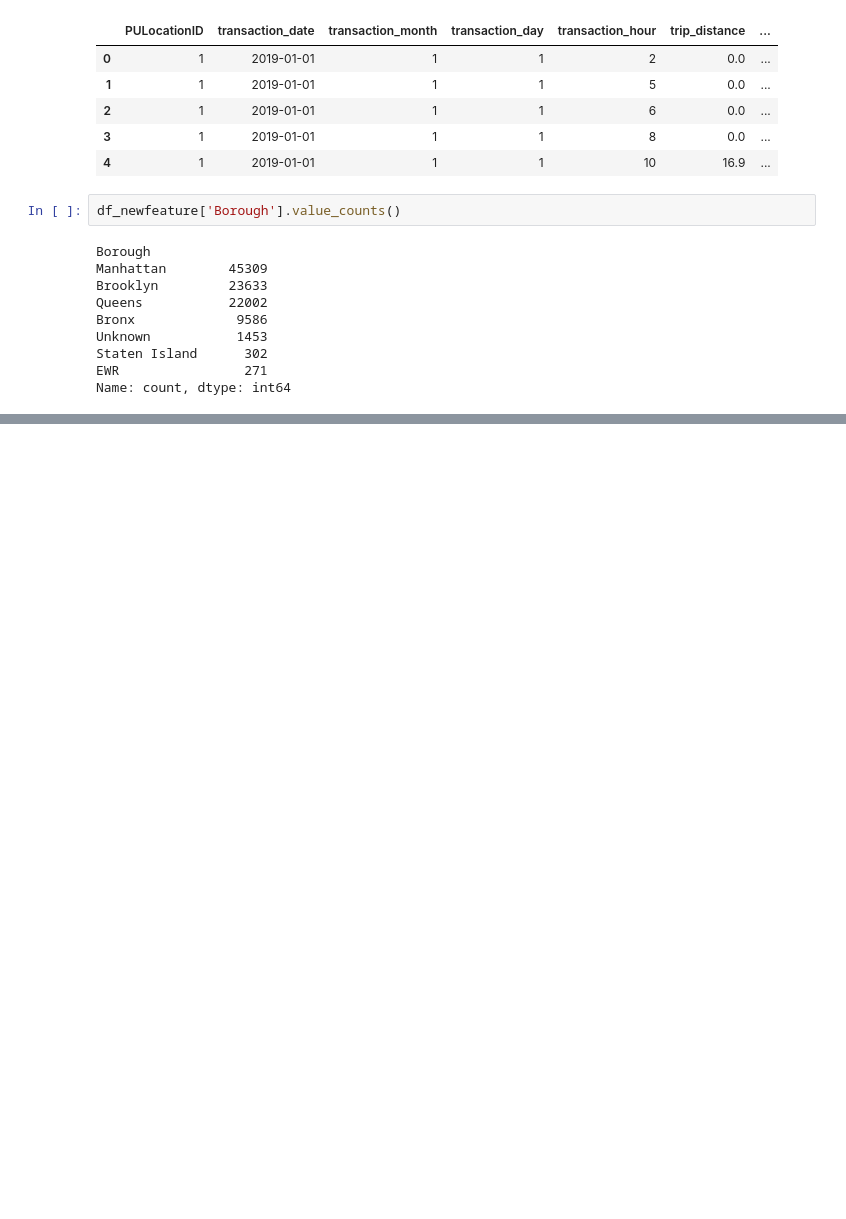
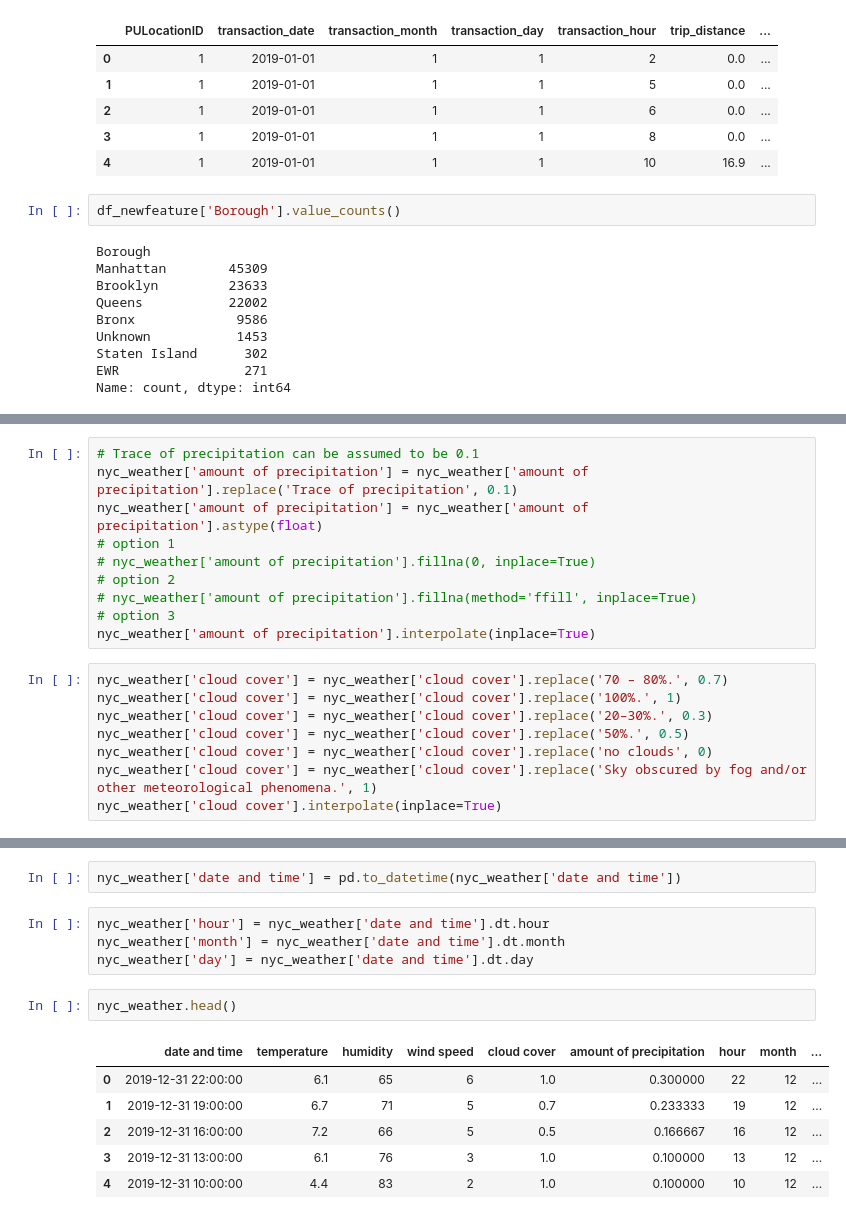
Before and after one commit to jamesaje/New-York-Taxi-Analysis, a Jupyter notebook: project_notebook.ipynb, the cells around one changed output, grey strips where cells are left out. Cells and saved outputs as stored; diff of their text form; blank space fills up the shorter version.

```diff
--- a/project_notebook.ipynb
+++ b/project_notebook.ipynb
@@ -575,0 +638,18 @@ Name: count, dtype: int64
+# %%
+# Trace of precipitation can be assumed to be 0.1
+nyc_weather['amount of precipitation'] = nyc_weather['amount of precipitation'].replace('Trace of precipitation', 0.1)
+nyc_weather['amount of precipitation'] = nyc_weather['amount of precipitation'].astype(float)
+# option 1
+# nyc_weather['amount of precipitation'].fillna(0, inplace=True)
+# option 2
+# nyc_weather['amount of precipitation'].fillna(method='ffill', inplace=True)
+# option 3
+nyc_weather['amount of precipitation'].interpolate(inplace=True)
+# %%
+nyc_weather['cloud cover'] = nyc_weather['cloud cover'].replace('70 – 80%.', 0.7)
+nyc_weather['cloud cover'] = nyc_weather['cloud cover'].replace('100%.', 1)
+nyc_weather['cloud cover'] = nyc_weather['cloud cover'].replace('20–30%.', 0.3)
+nyc_weather['cloud cover'] = nyc_weather['cloud cover'].replace('50%.', 0.5)
+nyc_weather['cloud cover'] = nyc_weather['cloud cover'].replace('no clouds', 0)
+nyc_weather['cloud cover'] = nyc_weather['cloud cover'].replace('Sky obscured by fog and/or other meteorological phenomena.', 1)
+nyc_weather['cloud cover'].interpolate(inplace=True)
@@ -575,0 +666,15 @@ Name: count, dtype: int64
+# %%
+nyc_weather['date and time'] = pd.to_datetime(nyc_weather['date and time'])
+# %%
+nyc_weather['hour'] = nyc_weather['date and time'].dt.hour
+nyc_weather['month'] = nyc_weather['date and time'].dt.month
+nyc_weather['day'] = nyc_weather['date and time'].dt.day
+# %%
+nyc_weather.head()
+# %% [output]
+|  | date and time | temperature | humidity | wind speed | cloud cover | amount of precipitation | hour | month | ... |
+| 0 | 2019-12-31 22:00:00 | 6.1 | 65 | 6 | 1.0 | 0.300000 | 22 | 12 | ... |
+| 1 | 2019-12-31 19:00:00 | 6.7 | 71 | 5 | 0.7 | 0.233333 | 19 | 12 | ... |
+| 2 | 2019-12-31 16:00:00 | 7.2 | 66 | 5 | 0.5 | 0.166667 | 16 | 12 | ... |
+| 3 | 2019-12-31 13:00:00 | 6.1 | 76 | 3 | 1.0 | 0.100000 | 13 | 12 | ... |
+| 4 | 2019-12-31 10:00:00 | 4.4 | 83 | 2 | 1.0 | 0.100000 | 10 | 12 | ... |
```
Also changed, not shown: parts of 15 cells of this notebook.
